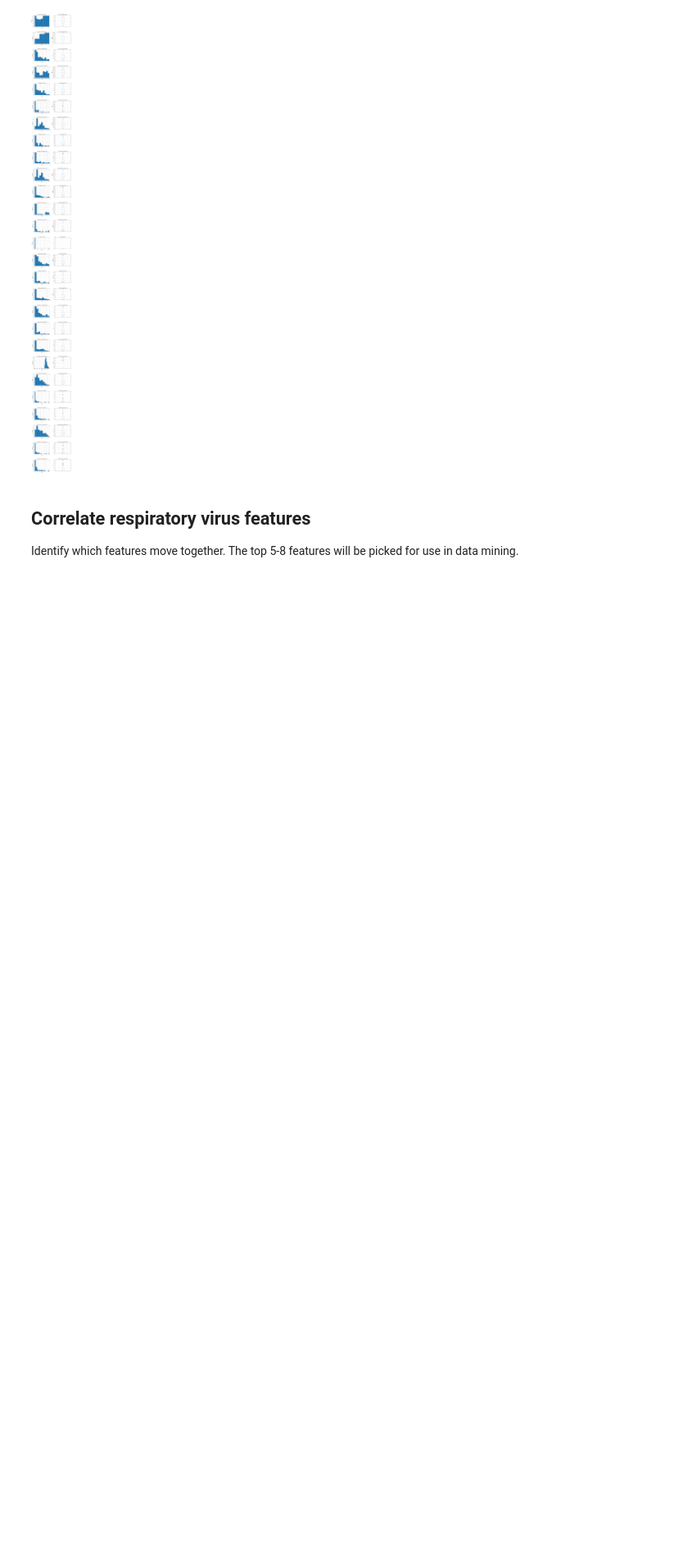
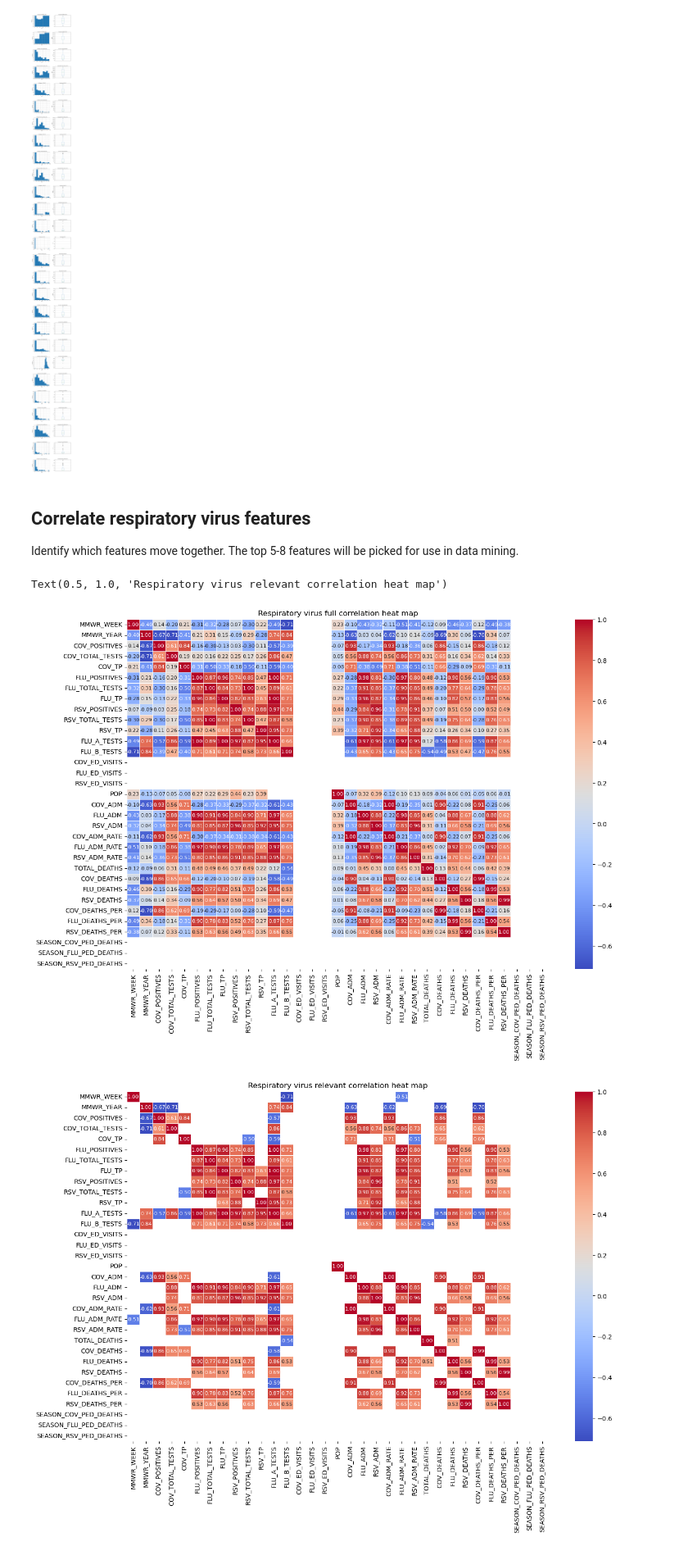
Before and after one commit to ianbunag/cmpe-255-data-mining-project, a Jupyter notebook: 03-08-eda-respiratory-virus-dashboard.ipynb, the cells around one changed output. Shown at 82% size. Saved outputs shown, nothing was run; the diff lists cells and outputs as text; code cells hidden in the pictures; blank space fills up the shorter version.

Commit message:
Render correlation heatmap

```diff
--- a/03-08-eda-respiratory-virus-dashboard.ipynb
+++ b/03-08-eda-respiratory-virus-dashboard.ipynb
@@ -394,20 +394,24 @@ Identify which features move together. The top 5-8 features will be picked for u
 # %%
 rv_correlation = rv.copy()
 
-rv_corr = rv_visualization.corr(numeric_only=True)
+rv_corr = rv_correlation.corr(numeric_only=True)
 rv_corr_options = {
     'data': rv_corr,
     'annot': True,
     'fmt': '.2f',
     'cmap': 'coolwarm',
     'annot_kws': {'size': 8 },
-    'linewidth': 0.5
+    'linewidths': 0.5
 }
 
 plt.figure(figsize=(15, 10))
 sns.heatmap(**rv_corr_options)
 plt.title('Respiratory virus full correlation heat map')
 
 plt.figure(figsize=(15, 10))
 sns.heatmap(**rv_corr_options, mask = np.abs(rv_corr) < 0.5)
 plt.title('Respiratory virus relevant correlation heat map')
+# %% [output]
+Text(0.5, 1.0, 'Respiratory virus relevant correlation heat map')
+[figure, added]
+[figure, added]
```
